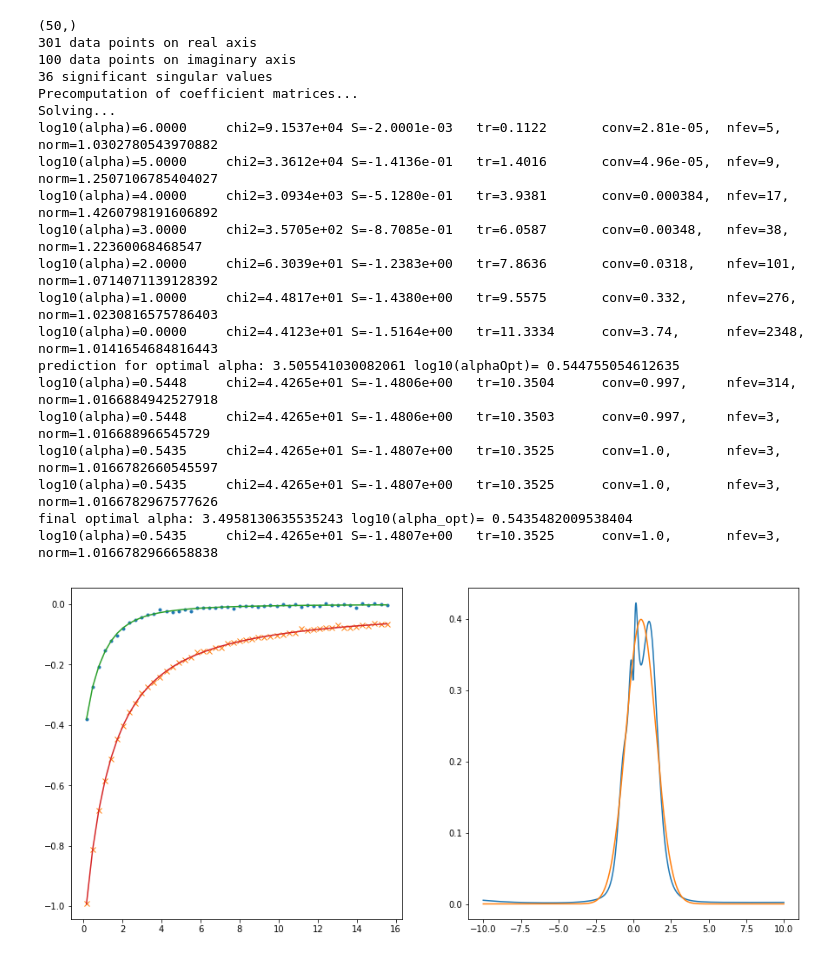
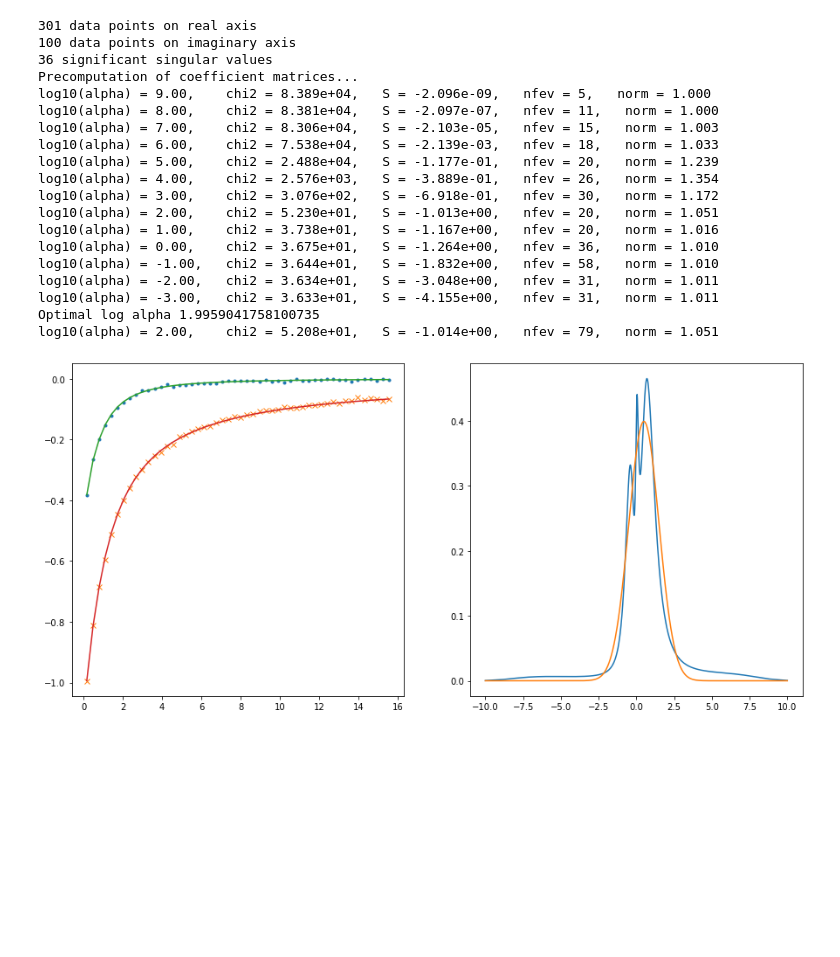
Before and after one commit to josefkaufmann/ana_cont, a Jupyter notebook: doc/preblur_test.ipynb, the cells around one changed output. Saved outputs shown, nothing was run; the diff lists cells and outputs as text; code cells hidden in the pictures; blank space fills up the shorter version.

```diff
--- a/doc/preblur_test.ipynb
+++ b/doc/preblur_test.ipynb
@@ -11,7 +15,8 @@ spectrum_true /= np.trapz(spectrum_true, wgrid_full)
 beta = 20.
 niw = 50
 noise_ampl = 0.005
-noise = noise_ampl * (np.random.randn((niw)) + 1j * np.random.randn((niw))) / np.sqrt(2)
+rng = np.random.RandomState(321)
+noise = noise_ampl * (rng.randn((niw)) + 1j * rng.randn((niw))) / np.sqrt(2)
 iw = np.pi/beta * (2.*np.arange(niw) + 1.)
 giw_pure = np.trapz(spectrum_true[None,:]/(1j*iw[:,None] - wgrid_full[None,:]), wgrid_full, axis=1)
 giw = giw_pure + noise
@@ -25,41 +30,42 @@ plt.show()
 # %%
 nw = 301
 w = 10. * np.tan(np.linspace(-np.pi/2.1, np.pi/2.1, num=nw, endpoint=True)) / np.tan(np.pi/2.1)
 # w = np.linspace(-10., 10., num=nw, endpoint=True)
-model = np.ones_like(w)
+# model = np.ones_like(w)
+model = np.exp(-(w/8.)**6)
 model /= np.trapz(model, w)
 probl = cont.AnalyticContinuationProblem(im_axis=iw, re_axis=w, im_data=giw, kernel_mode='freq_fermionic')
-sol,_ = probl.solve(method='maxent_svd', stdev=np.ones_like(iw)*noise_ampl*1., alpha_determination='classic', model=model)
+sol,_ = probl.solve(method='maxent_svd', stdev=np.ones_like(iw)*noise_ampl,
+                    alpha_determination='chi2kink', optimizer='newton', model=model)
 fig,ax = plt.subplots(ncols=2, nrows=1, figsize=(15,7))
 ax[0].plot(iw, giw.real, marker='.', linestyle='None')
 ax[0].plot(iw, giw.imag, marker='x', linestyle='None')
 ax[0].plot(iw, sol.backtransform.real)
 ax[0].plot(iw, sol.backtransform.imag)
 ax[1].plot(w, sol.A_opt)
 ax[1].plot(wgrid_full, spectrum_true)
 plt.show()
 # %% [output]
-(50,)
 301 data points on real axis
 100 data points on imaginary axis
 36 significant singular values
 Precomputation of coefficient matrices...
-Solving...
-log10(alpha)=6.0000     chi2=9.1537e+04 S=-2.0001e-03   tr=0.1122       conv=2.81e-05,  nfev=5, norm=1.0302780543970882
-log10(alpha)=5.0000     chi2=3.3612e+04 S=-1.4136e-01   tr=1.4016       conv=4.96e-05,  nfev=9, norm=1.2507106785404027
-log10(alpha)=4.0000     chi2=3.0934e+03 S=-5.1280e-01   tr=3.9381       conv=0.000384,  nfev=17,        norm=1.4260798191606892
-log10(alpha)=3.0000     chi2=3.5705e+02 S=-8.7085e-01   tr=6.0587       conv=0.00348,   nfev=38,        norm=1.22360068468547
-log10(alpha)=2.0000     chi2=6.3039e+01 S=-1.2383e+00   tr=7.8636       conv=0.0318,    nfev=101,       norm=1.0714071139128392
-log10(alpha)=1.0000     chi2=4.4817e+01 S=-1.4380e+00   tr=9.5575       conv=0.332,     nfev=276,       norm=1.0230816575786403
-log10(alpha)=0.0000     chi2=4.4123e+01 S=-1.5164e+00   tr=11.3334      conv=3.74,      nfev=2348,      norm=1.0141654684816443
-prediction for optimal alpha: 3.505541030082061 log10(alphaOpt)= 0.544755054612635
-log10(alpha)=0.5448     chi2=4.4265e+01 S=-1.4806e+00   tr=10.3504      conv=0.997,     nfev=314,       norm=1.0166884942527918
-log10(alpha)=0.5448     chi2=4.4265e+01 S=-1.4806e+00   tr=10.3503      conv=0.997,     nfev=3, norm=1.016688966545729
-log10(alpha)=0.5435     chi2=4.4265e+01 S=-1.4807e+00   tr=10.3525      conv=1.0,       nfev=3, norm=1.0166782660545597
-log10(alpha)=0.5435     chi2=4.4265e+01 S=-1.4807e+00   tr=10.3525      conv=1.0,       nfev=3, norm=1.0166782967577626
-final optimal alpha: 3.4958130635535243 log10(alpha_opt)= 0.5435482009538404
-log10(alpha)=0.5435     chi2=4.4265e+01 S=-1.4807e+00   tr=10.3525      conv=1.0,       nfev=3, norm=1.0166782966658838
+log10(alpha) = 9.00,    chi2 = 8.389e+04,   S = -2.096e-09,   nfev = 5,   norm = 1.000
+log10(alpha) = 8.00,    chi2 = 8.381e+04,   S = -2.097e-07,   nfev = 11,   norm = 1.000
+log10(alpha) = 7.00,    chi2 = 8.306e+04,   S = -2.103e-05,   nfev = 15,   norm = 1.003
+log10(alpha) = 6.00,    chi2 = 7.538e+04,   S = -2.139e-03,   nfev = 18,   norm = 1.033
+log10(alpha) = 5.00,    chi2 = 2.488e+04,   S = -1.177e-01,   nfev = 20,   norm = 1.239
+log10(alpha) = 4.00,    chi2 = 2.576e+03,   S = -3.889e-01,   nfev = 26,   norm = 1.354
+log10(alpha) = 3.00,    chi2 = 3.076e+02,   S = -6.918e-01,   nfev = 30,   norm = 1.172
+log10(alpha) = 2.00,    chi2 = 5.230e+01,   S = -1.013e+00,   nfev = 20,   norm = 1.051
+log10(alpha) = 1.00,    chi2 = 3.738e+01,   S = -1.167e+00,   nfev = 20,   norm = 1.016
+log10(alpha) = 0.00,    chi2 = 3.675e+01,   S = -1.264e+00,   nfev = 36,   norm = 1.010
+log10(alpha) = -1.00,   chi2 = 3.644e+01,   S = -1.832e+00,   nfev = 58,   norm = 1.010
+log10(alpha) = -2.00,   chi2 = 3.634e+01,   S = -3.048e+00,   nfev = 31,   norm = 1.011
+log10(alpha) = -3.00,   chi2 = 3.633e+01,   S = -4.155e+00,   nfev = 31,   norm = 1.011
+Optimal log alpha 1.9959041758100735
+log10(alpha) = 2.00,    chi2 = 5.208e+01,   S = -1.014e+00,   nfev = 79,   norm = 1.051
-[figure, old version]
+[figure, new version]
 # %%
 probl = cont.AnalyticContinuationProblem(im_axis=iw, re_axis=w, im_data=giw, kernel_mode='freq_fermionic')
 sol,_ = probl.solve(method='maxent_svd',
```
Also changed, not shown: parts of 4 cells of this notebook.
